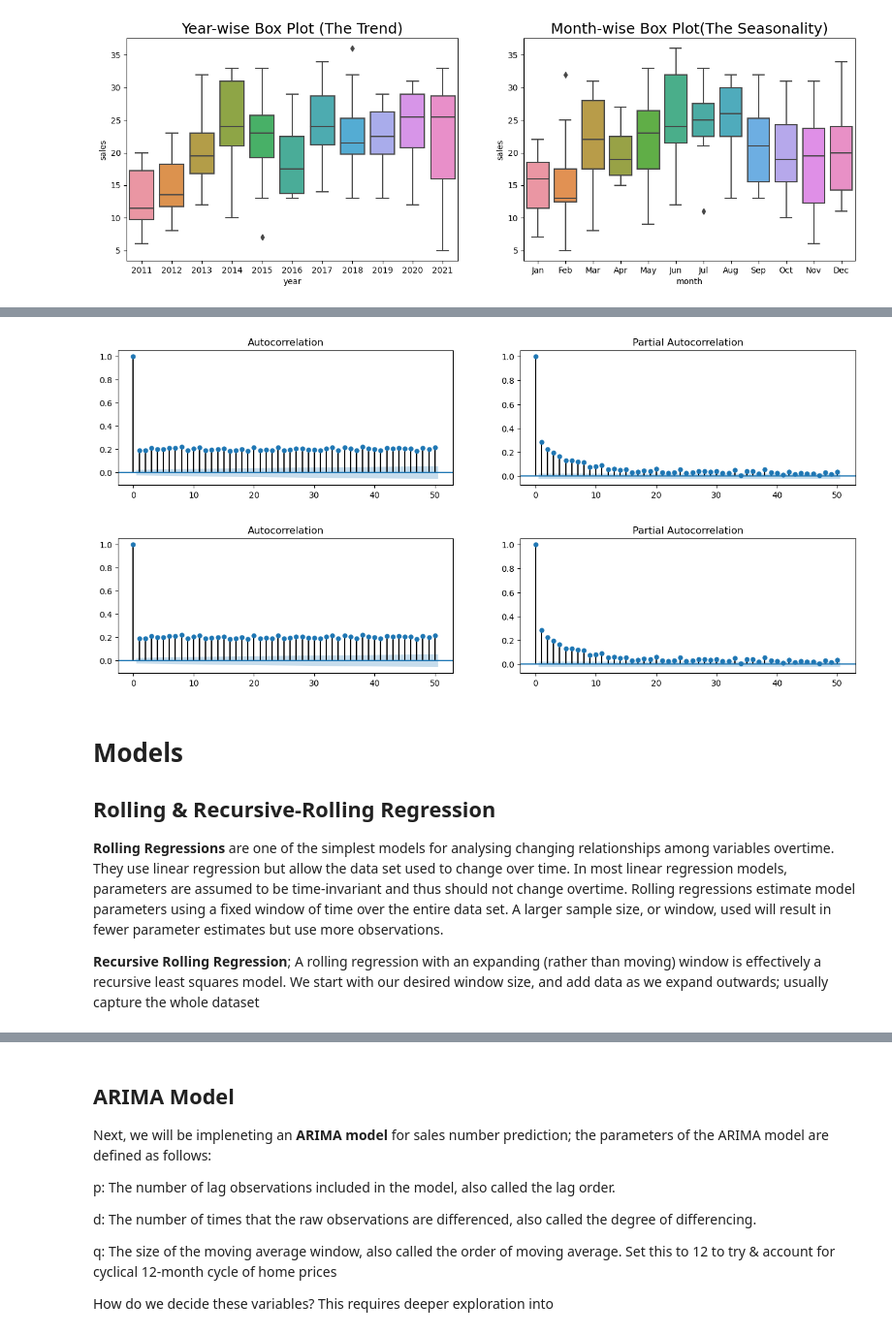
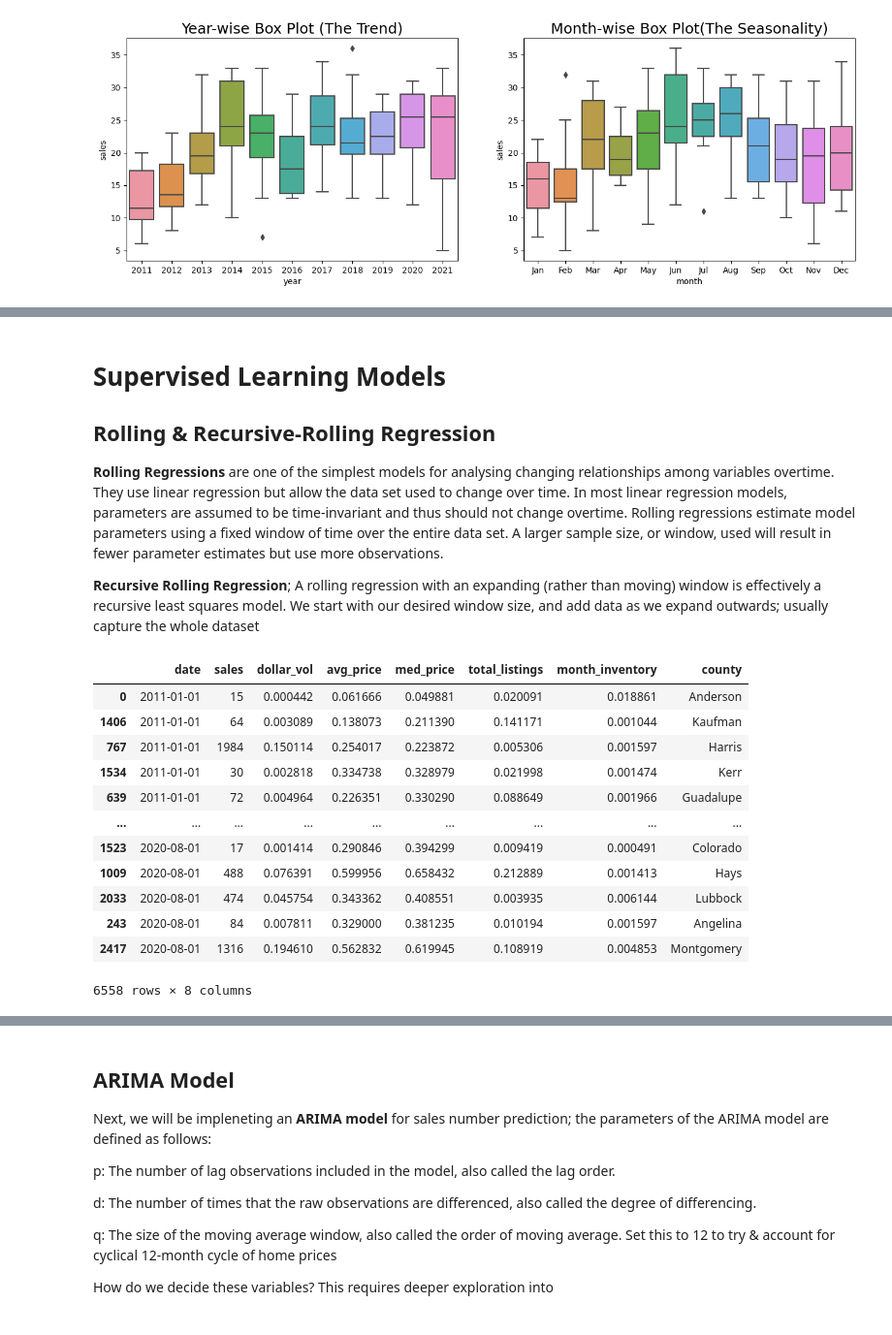
Before and after one commit to AndrewM1130/python-ml-projects, a Jupyter notebook: overlord.ipynb, the cells around one changed output, grey strips where cells are left out. Shown at 97% size. Drawn from its saved outputs; the diff is of its cells as text; code cells hidden in the pictures.

```diff
--- a/overlord.ipynb
+++ b/overlord.ipynb
@@ -179,18 +182,26 @@ sns.pairplot(train[features], diag_kind = 'kde')
-# %%
-## autocorrelation plots
-fig, axes = plt.subplots(1,2,figsize=(16,3), dpi= 100)
-plot_acf(train['avg_price'].tolist(), lags=50, ax=axes[0])
-plot_pacf(df['avg_price'].tolist(), lags=50, ax=axes[1])
-# %% [output]
-[figure, removed]
-[figure, removed]
 # %% [markdown]
-# Models
+# Supervised Learning Models
 
 ## Rolling & Recursive-Rolling Regression
 **Rolling Regressions** are one of the simplest models for analysing changing relationships among variables overtime. They use linear regression but allow the data set used to change over time. In most linear regression models, parameters are assumed to be time-invariant and thus should not change overtime. Rolling regressions estimate model parameters using a fixed window of time over the entire data set. A larger sample size, or window, used will result in fewer parameter estimates but use more observations.
 
 **Recursive Rolling Regression**; A rolling regression with an expanding (rather than moving) window is effectively a recursive least squares model. We start with our desired window size, and add data as we expand outwards; usually capture the whole dataset
+# %%
+train
+# %% [output]
+|  | date | sales | dollar_vol | avg_price | med_price | total_listings | month_inventory | county |
+| 0 | 2011-01-01 | 15 | 0.000442 | 0.061666 | 0.049881 | 0.020091 | 0.018861 | Anderson |
+| 1406 | 2011-01-01 | 64 | 0.003089 | 0.138073 | 0.211390 | 0.141171 | 0.001044 | Kaufman |
+| 767 | 2011-01-01 | 1984 | 0.150114 | 0.254017 | 0.223872 | 0.005306 | 0.001597 | Harris |
+| 1534 | 2011-01-01 | 30 | 0.002818 | 0.334738 | 0.328979 | 0.021998 | 0.001474 | Kerr |
+| 639 | 2011-01-01 | 72 | 0.004964 | 0.226351 | 0.330290 | 0.088649 | 0.001966 | Guadalupe |
+| ... | ... | ... | ... | ... | ... | ... | ... | ... |
+| 1523 | 2020-08-01 | 17 | 0.001414 | 0.290846 | 0.394299 | 0.009419 | 0.000491 | Colorado |
+| 1009 | 2020-08-01 | 488 | 0.076391 | 0.599956 | 0.658432 | 0.212889 | 0.001413 | Hays |
+| 2033 | 2020-08-01 | 474 | 0.045754 | 0.343362 | 0.408551 | 0.003935 | 0.006144 | Lubbock |
+| 243 | 2020-08-01 | 84 | 0.007811 | 0.329000 | 0.381235 | 0.010194 | 0.001597 | Angelina |
+| 2417 | 2020-08-01 | 1316 | 0.194610 | 0.562832 | 0.619945 | 0.108919 | 0.004853 | Montgomery |
+6558 rows × 8 columns
 # %%
 ## Rolling regression with differing window sizes
 from statsmodels.regression.rolling import RollingOLS
```
Also changed, not shown: parts of 14 cells of this notebook, 1 other file.
